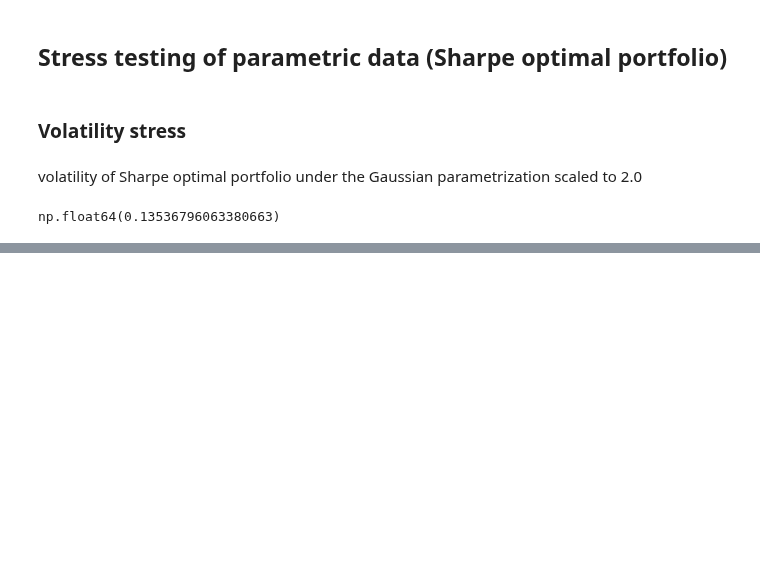
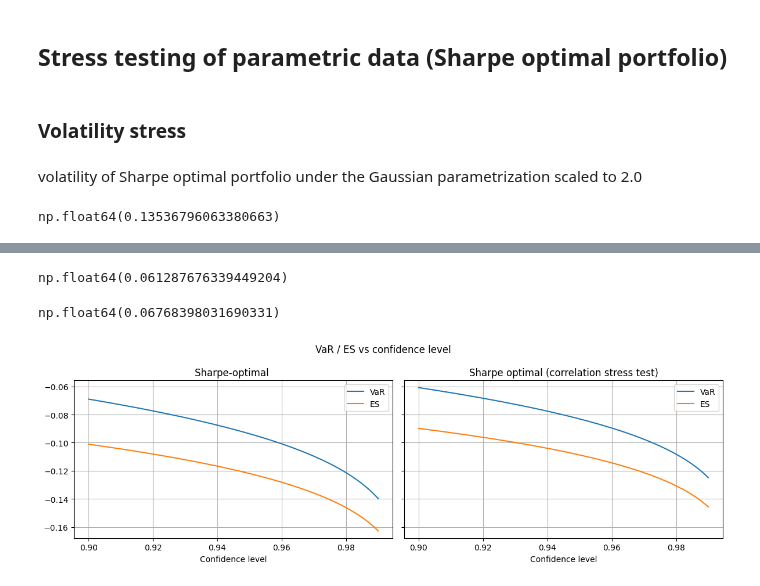
Before and after one commit to conformist89/optim-methods-asset-in-management, a Jupyter notebook: optim-intervace.ipynb, the cells around one changed output, grey strips where cells are left out. Drawn from its saved outputs; the diff is of its cells as text; code cells hidden in the pictures; blank space fills up the shorter version.

```diff
--- a/optim-intervace.ipynb
+++ b/optim-intervace.ipynb
@@ -347,9 +349,9 @@ plt.show()
 # %%
-# def correlation_convex_stress(R, alpha=0.3):
-#     n = R.shape[0]
-#     J = np.ones((n, n))
+def correlation_convex_stress(R, alpha=0.3, coeff = 0.7):
+    n = R.shape[0]
+    J = coeff * np.ones((n, n))
 
-#     R_stress = (1 - alpha) * R + alpha * J
-#     np.fill_diagonal(R_stress, 1.0)
+    R_stress = (1 - alpha) * R + alpha * J
+    np.fill_diagonal(R_stress, 1.0)
 
-#     return R_stress
+    return R_stress
@@ -355,0 +366,4 @@ plt.show()
+# %%
+stress_corr = correlation_convex_stress(corr, alpha=0.35, coeff = 0.9)
+stock_var = stock_returns.drop(columns=["date"]).std()
+cov_sh_stress_cor = stress_corr * np.outer(stock_var, stock_var)
@@ -355,0 +391,25 @@ plt.show()
+# %%
+sigma_sh_stress_cov = np.sqrt(w_sharpe.T @ cov_sh_stress_cor @ w_sharpe)
+sigma_sh_stress_cov
+# %% [output]
+np.float64(0.061287676339449204)
+# %%
+sigma_sh
+# %% [output]
+np.float64(0.06768398031690331)
+# %%
+var_90_99_sh_norm_st_cov = get_var_gauss(mu_sh, sigma_sh_stress_cov, conf_levels_90_99)
+cvar_90_99_sh_norm_st_cov = get_cvar_gauss(mu_sh, sigma_sh_stress_cov, conf_levels_90_99)
+# %%
+fig, axes = plt.subplots(1, 2, figsize=(12, 4), sharey=True)
+
+plot_var_es_conf_level(conf_levels_90_99, var_90_99_sh_norm, cvar_90_99_sh_norm,
+            "Sharpe-optimal ", ax=axes[0])
+plot_var_es_conf_level(conf_levels_90_99, var_90_99_sh_norm_st_cov, cvar_90_99_sh_norm_st_cov,
+            "Sharpe optimal (correlation stress test)", ax=axes[1])
+
+fig.suptitle("VaR / ES vs confidence level")
+fig.tight_layout()
+plt.show()
+# %% [output]
+[figure, added]
```
Also changed, not shown: parts of 5 cells of this notebook.
